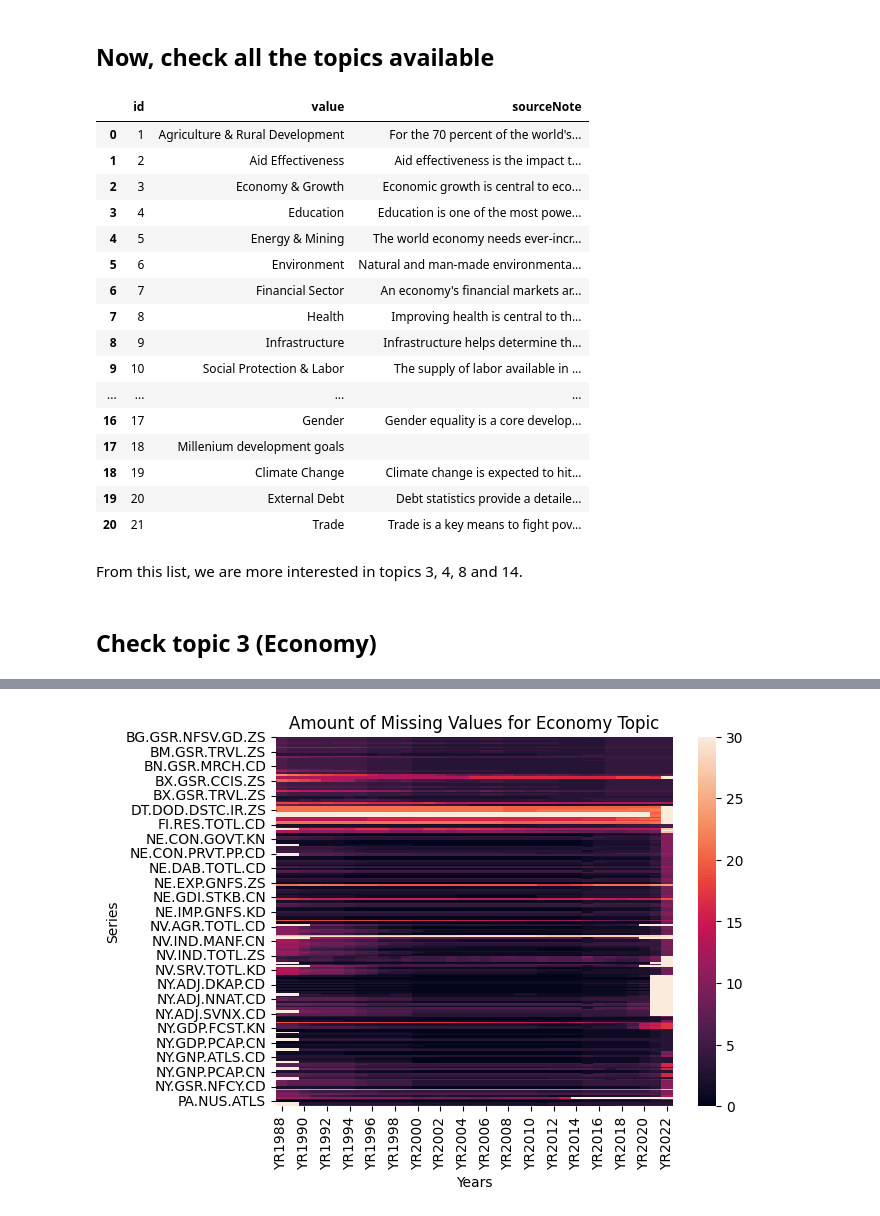
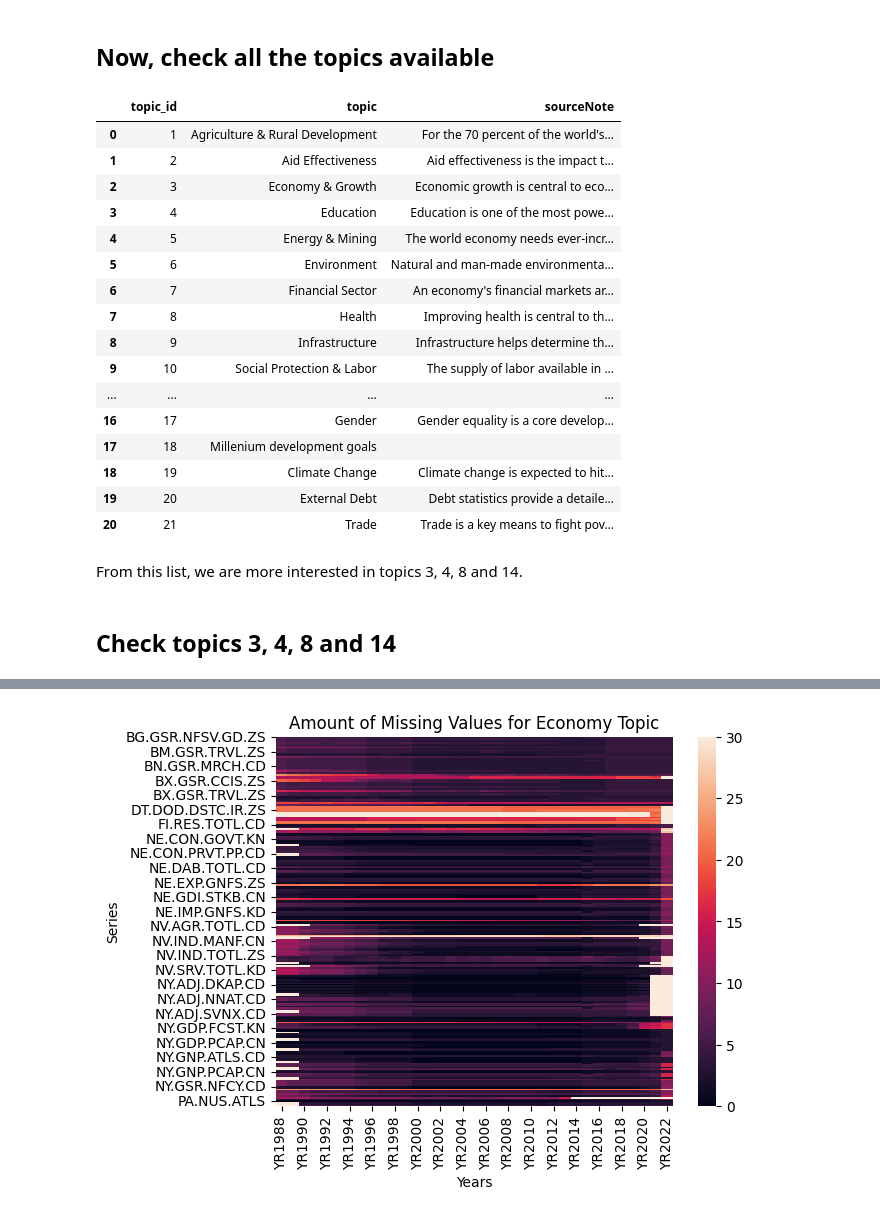
Before and after one commit to juanesfco/PF_DS_PT03_G2_EsperanzaVida, a Jupyter notebook: Data/ETL.ipynb, the cells around one changed output, grey strips where cells are left out. Cells and saved outputs as stored; diff of their text form; code cells hidden in the pictures.

```diff
--- a/Data/ETL.ipynb
+++ b/Data/ETL.ipynb
@@ -57,9 +33,11 @@ df_countries_30
 ## Now, check all the topics available
 # %%
 df_topics = pd.DataFrame(wb.topic.info().items)
+df_topics.rename(columns={'id':'topic_id','value':'topic'},inplace=True)
+df_topics.to_csv('topics.csv',index=False)
 df_topics
 # %% [output]
-|  | id | value | sourceNote |
+|  | topic_id | topic | sourceNote |
 | 0 | 1 | Agriculture & Rural Development | For the 70 percent of the world's... |
 | 1 | 2 | Aid Effectiveness | Aid effectiveness is the impact t... |
 | 2 | 3 | Economy & Growth | Economic growth is central to eco... |
@@ -82,4 +57,4 @@ df_topics.to_csv('dfTopics.tsv', sep="\t",index=False)
 # %% [markdown]
 From this list, we are more interested in topics 3, 4, 8 and 14.
 # %% [markdown]
-## Check topic 3 (Economy)
+## Check topics 3, 4, 8 and 14
```
Also changed, not shown: parts of 46 cells of this notebook, 4 other files.
